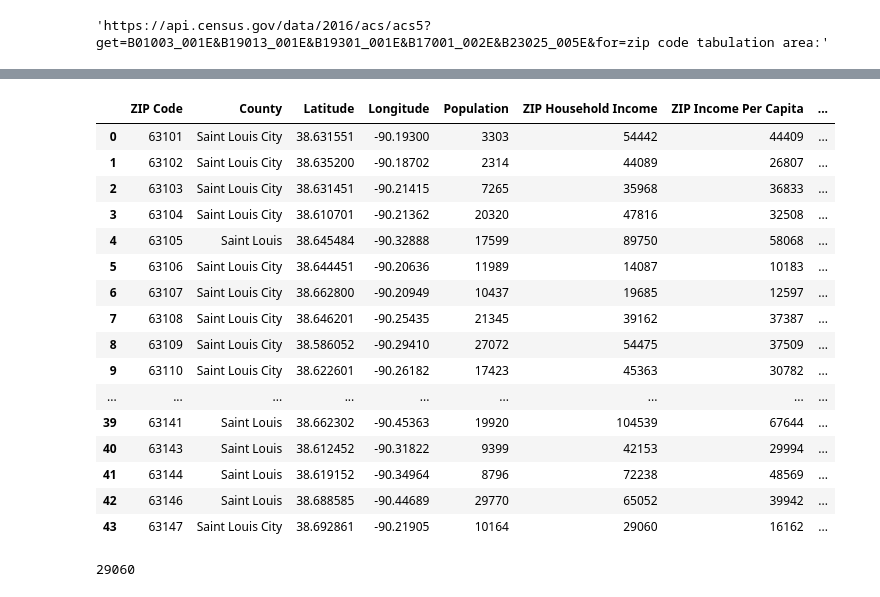
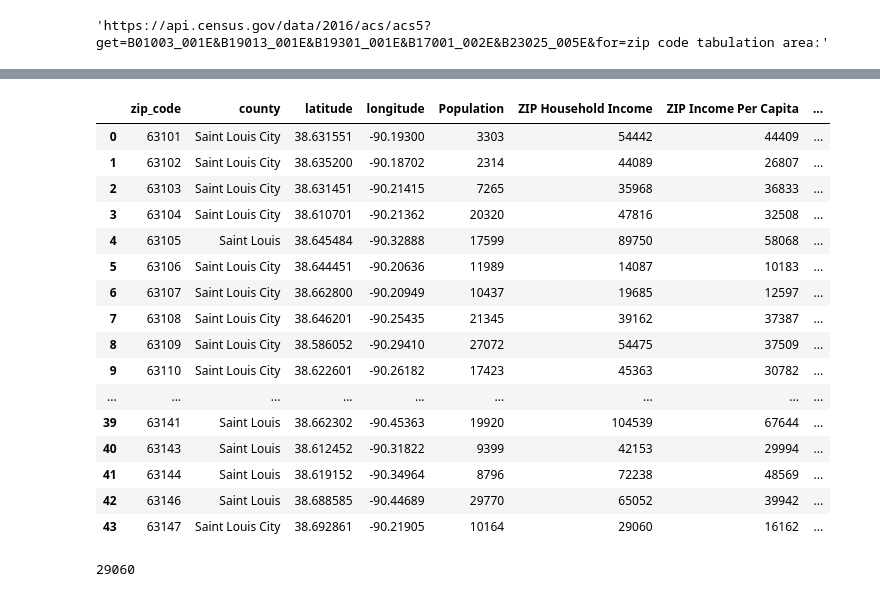
Before and after one commit to DutchDS/Project-1, a Jupyter notebook: yelp_API_review_Extractor.ipynb, the cells around one changed output, grey strips where cells are left out. Saved outputs shown, nothing was run; the diff lists cells and outputs as text; code cells hidden in the pictures.

```diff
--- a/yelp_API_review_Extractor.ipynb
+++ b/yelp_API_review_Extractor.ipynb
@@ -109,21 +109,22 @@ zipIncome = []
 zipPerCapita = []
 zipPoverty = []
 zipUnemploy = []
-file = 'gender names.csv'
-fileZIP = 'zipcodes_stl2.csv'
+file = 'Input/gender names.csv'
+fileZIP = 'Input/zipcodes_stl2.csv'
 fileReview = 'Output/business_unique_data.csv'
+genderReview = 'Output/reviewcount_gender_zipcode.csv'
 
 business_df = pd.read_csv(fileReview)
-gender_df = pd.read_csv(file)
+gender_df = pd.read_csv(genderReview)
 zip_df = pd.read_csv(fileZIP)
 
-zipZip = zip_df['ZIP Code'].tolist()
+zipZip = zip_df['zip_code'].tolist()
 zipZip = [str(z) for z in zipZip]
-zipLat = zip_df['Latitude'].tolist()
-zipLon = zip_df['Longitude'].tolist()
+zipLat = zip_df['latitude'].tolist()
+zipLon = zip_df['longitude'].tolist()
 
-business_df = business_df.rename(columns = {"zip_code": "ZIP Code"})
-businessRev_df = business_df.groupby(['ZIP Code'])
+#business_df = business_df.rename(columns = {"zip_code": "ZIP Code"})
+businessRev_df = business_df.groupby(['zip_code'])
 
 #businessRevSum_df['review_count'] =pd.DataFrame(businessRev_df['review_count'].sum())
 businessRevSum_df =pd.DataFrame(businessRev_df['review_count'].sum())
@@ -131,5 +132,7 @@ businessRevSum_df =pd.DataFrame(businessRev_df['review_count'].sum())
 #zip_df1 = pd.DataFrame(columns = ['Zip', 'Sum'])
 
 #zip_df1.head()
-businessRevSum_df.head(90)
+gender_df.head()
+genderReduct_df = gender_df[['zip_code', 'pct_female','pct_male']]
+genderReduct_df.head()
 # %% [output]
@@ -154,5 +145,5 @@ businessRevSum_df.head(90)
 # %%
-for code in zip_df.loc[:, 'ZIP Code']:
+for code in zip_df.loc[:, 'zip_code']:
 
     response = requests.get(censusZIP_URL + str(code))
     censusReturn = response.json()
@@ -167,3 +158,5 @@ zip_df['ZIP Household Income'] = zipIncome
 zip_df['ZIP Income Per Capita'] = zipPerCapita
 zip_df['Poverty'] = zipPoverty
 zip_df['Unemployment'] = zipUnemploy
+
+zip_df.head()
@@ -170,15 +182,16 @@ zip_df['Unemployment'] = zipUnemploy
 # %%
 #censusReturn = response.json()
-newdf = businessRevSum_df.reset_index()
+
 #zip_merge = pd.merge(zip_df, businessRevSum_df, on="Zip Code")
-zip_merge = pd.merge(zip_df, newdf, on = ('ZIP Code'))
+zip_merge1 = pd.merge(zip_df, newdf, on = ('zip_code'))
+zip_merge = pd.merge (zip_merge1, genderReduct_df, on = ('zip_code'))
 zip_merge['Pop_Rev'] = (zip_merge['review_count'].astype(float) / zip_merge['Population'].astype(float))*100
 zip_merge['Inc_Rev'] = (zip_merge['review_count'].astype(float) / zip_merge['ZIP Household Income'].astype(float))*100
 zip_merge['IncC_Rev'] = (zip_merge['review_count'].astype(float) / zip_merge['ZIP Income Per Capita'].astype(float))*100
 zip_merge['Rev_Pov'] = (zip_merge['Poverty'].astype(float) / zip_merge['review_count'].astype(float))*100
 zip_merge.head(90)
 # %% [output]
-|  | ZIP Code | County | Latitude | Longitude | Population | ZIP Household Income | ZIP Income Per Capita | ... |
+|  | zip_code | county | latitude | longitude | Population | ZIP Household Income | ZIP Income Per Capita | ... |
 | 0 | 63101 | Saint Louis City | 38.631551 | -90.19300 | 3303 | 54442 | 44409 | ... |
 | 1 | 63102 | Saint Louis City | 38.635200 | -90.18702 | 2314 | 44089 | 26807 | ... |
 | 2 | 63103 | Saint Louis City | 38.631451 | -90.21415 | 7265 | 35968 | 36833 | ... |
```
Also changed, not shown: parts of 5 cells of this notebook, 4 other files.
